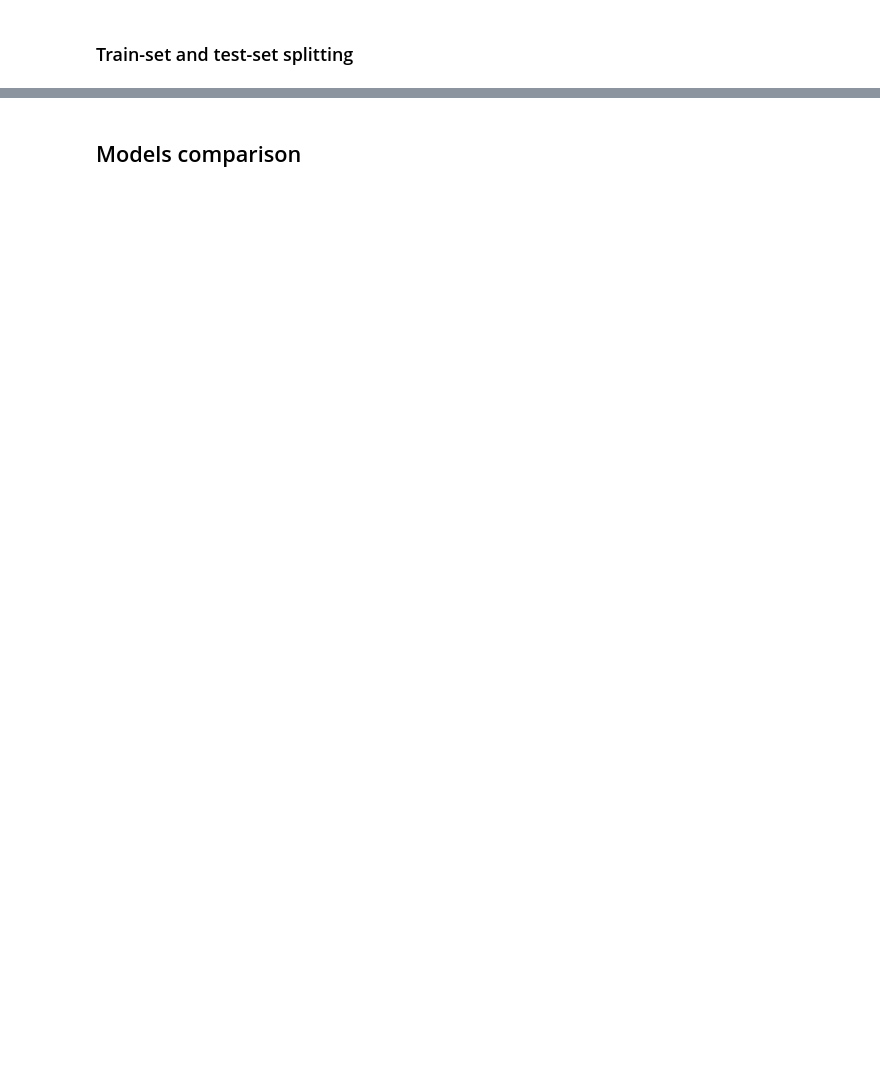
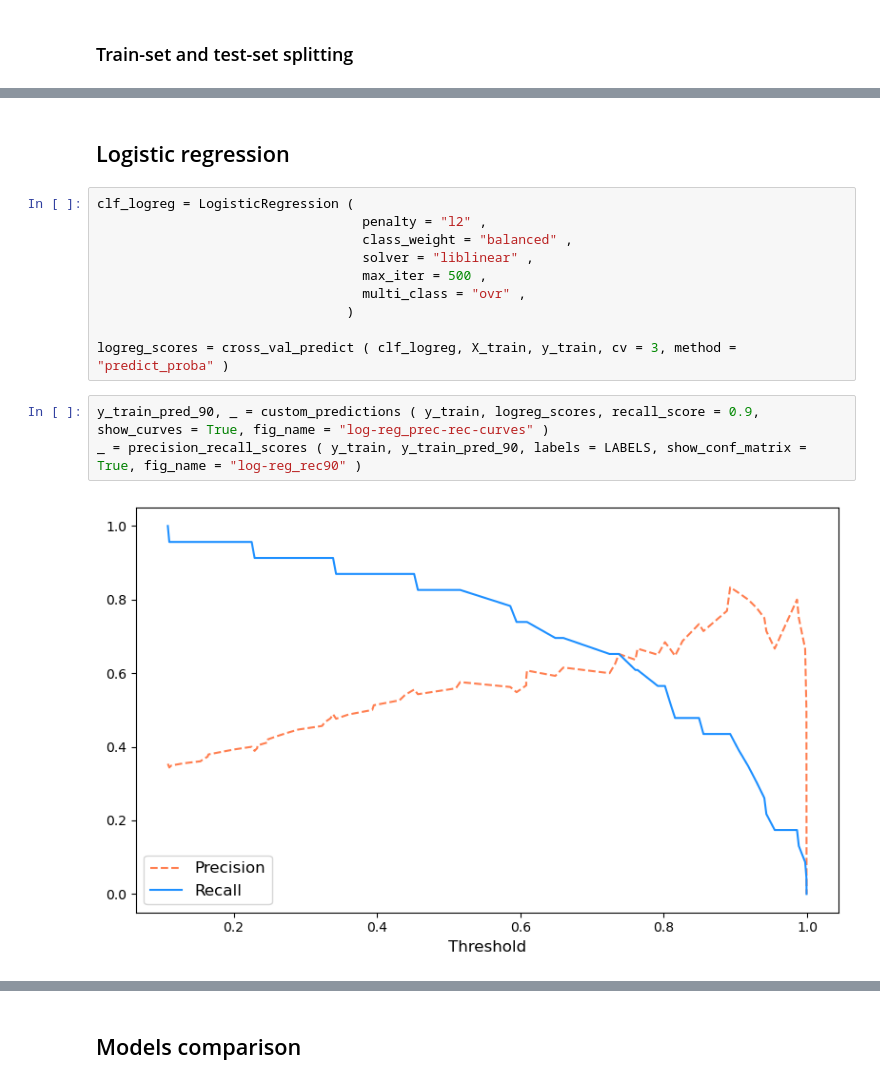
Before and after one commit to harel-coffee/mediastinal-lymphoma-classification-auto, a Jupyter notebook: 3_binary_classification.ipynb, the cells around one changed output, grey strips where cells are left out. Saved outputs shown, nothing was run; the diff lists cells and outputs as text; blank space fills up the shorter version.

```diff
--- a/3_binary_classification.ipynb
+++ b/3_binary_classification.ipynb
@@ -509,0 +133,17 @@ _ = precision_recall_scores ( y_train, y_train_pred_85, labels = ["HL", "NHL"],
+# %% [markdown]
+## Logistic regression
+# %%
+clf_logreg = LogisticRegression (
+                                  penalty = "l2" ,
+                                  class_weight = "balanced" ,
+                                  solver = "liblinear" ,
+                                  max_iter = 500 ,
+                                  multi_class = "ovr" ,
+                                )
+
+logreg_scores = cross_val_predict ( clf_logreg, X_train, y_train, cv = 3, method = "predict_proba" )
+# %%
+y_train_pred_90, _ = custom_predictions ( y_train, logreg_scores, recall_score = 0.9, show_curves = True, fig_name = "log-reg_prec-rec-curves" )
+_ = precision_recall_scores ( y_train, y_train_pred_90, labels = LABELS, show_conf_matrix = True, fig_name = "log-reg_rec90" )
+# %% [output]
+[figure, added]
```
Also changed, not shown: parts of 78 cells of this notebook, 54 other files.
